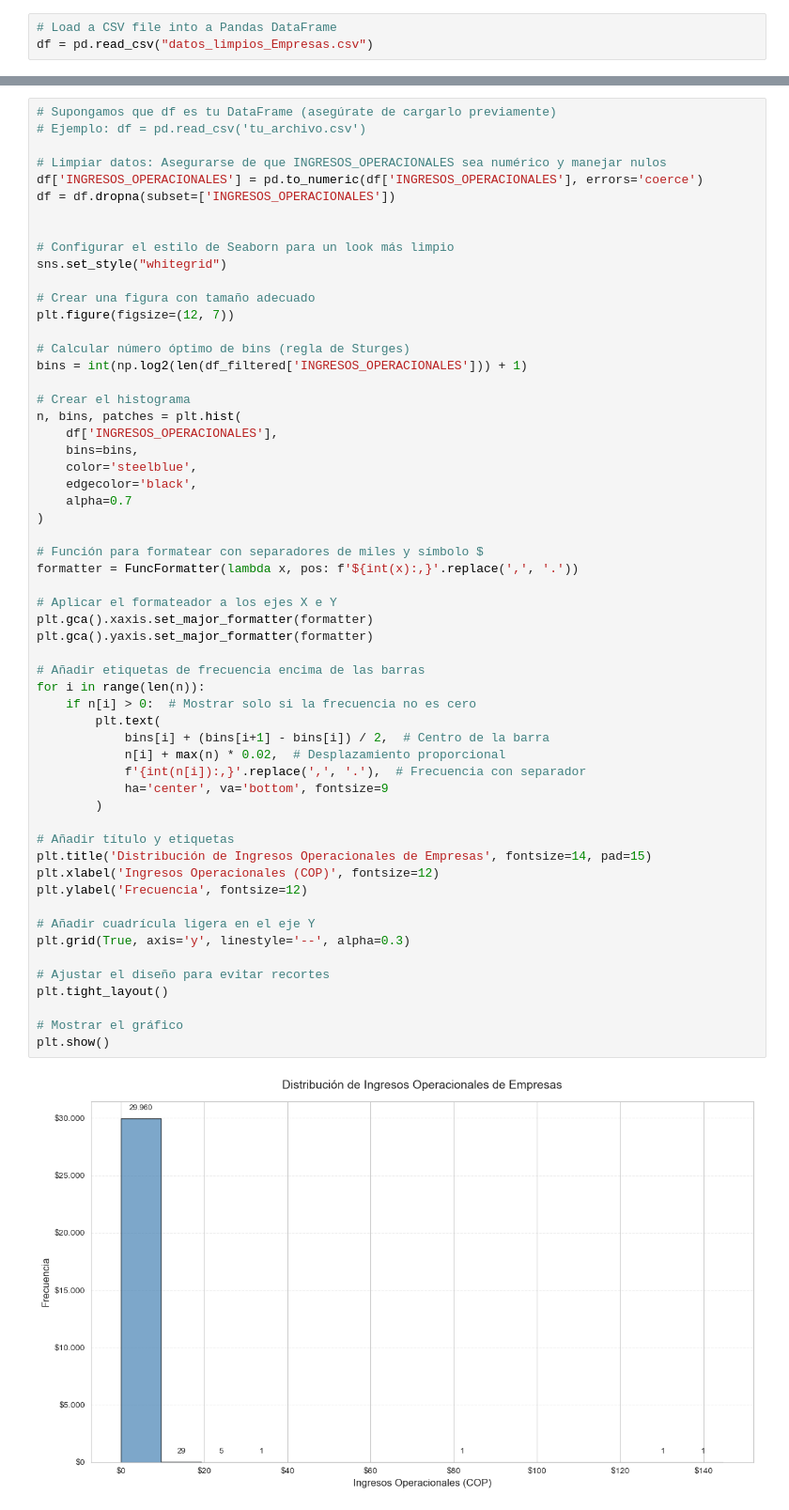
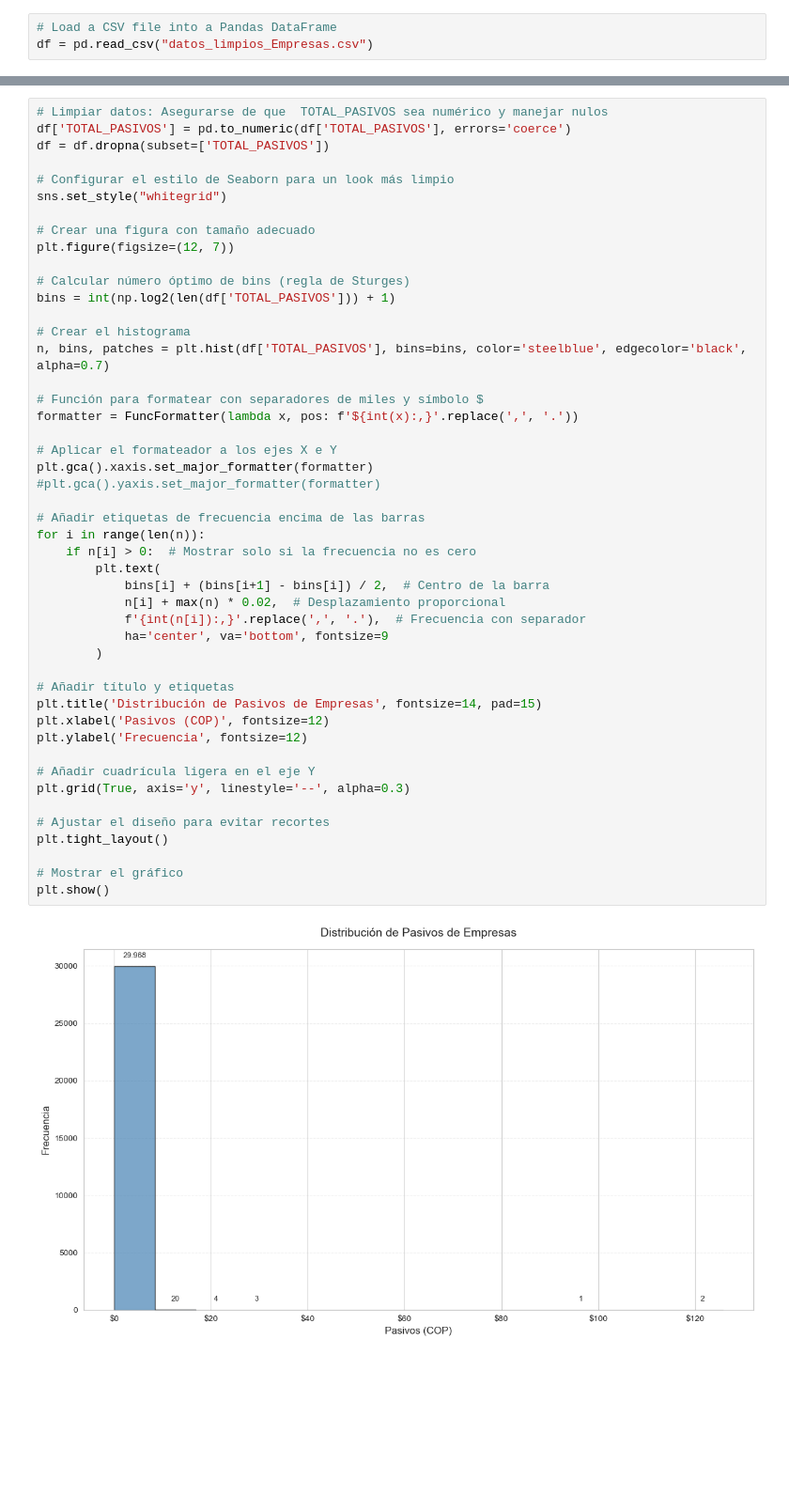
Before and after one commit to gabrielroncancio/herramientas_big_data_SAG, a Jupyter notebook: visualization_histogram_aio.ipynb, the cells around one changed output, grey strips where cells are left out. Shown at 94% size. Drawn from its saved outputs; the diff is of its cells as text; blank space fills up the shorter version.

```diff
--- a/visualization_histogram_aio.ipynb
+++ b/visualization_histogram_aio.ipynb
@@ -106,11 +129,7 @@ plt.show()
 # %%
-# Supongamos que df es tu DataFrame (asegúrate de cargarlo previamente)
-# Ejemplo: df = pd.read_csv('tu_archivo.csv')
-
-# Limpiar datos: Asegurarse de que INGRESOS_OPERACIONALES sea numérico y manejar nulos
-df['INGRESOS_OPERACIONALES'] = pd.to_numeric(df['INGRESOS_OPERACIONALES'], errors='coerce')
-df = df.dropna(subset=['INGRESOS_OPERACIONALES'])
-
+# Limpiar datos: Asegurarse de que 	TOTAL_PASIVOS sea numérico y manejar nulos
+df['TOTAL_PASIVOS'] = pd.to_numeric(df['TOTAL_PASIVOS'], errors='coerce')
+df = df.dropna(subset=['TOTAL_PASIVOS'])
 
 # Configurar el estilo de Seaborn para un look más limpio
 sns.set_style("whitegrid")
@@ -119,46 +138,40 @@ sns.set_style("whitegrid")
 plt.figure(figsize=(12, 7))
 
 # Calcular número óptimo de bins (regla de Sturges)
-bins = int(np.log2(len(df_filtered['INGRESOS_OPERACIONALES'])) + 1)
+bins = int(np.log2(len(df['TOTAL_PASIVOS'])) + 1)
 
 # Crear el histograma
-n, bins, patches = plt.hist(
-    df['INGRESOS_OPERACIONALES'],
-    bins=bins,
-    color='steelblue',
-    edgecolor='black',
-    alpha=0.7
-)
+n, bins, patches = plt.hist(df['TOTAL_PASIVOS'], bins=bins, color='steelblue', edgecolor='black', alpha=0.7)
 
 # Función para formatear con separadores de miles y símbolo $
 formatter = FuncFormatter(lambda x, pos: f'${int(x):,}'.replace(',', '.'))
 
 # Aplicar el formateador a los ejes X e Y
 plt.gca().xaxis.set_major_formatter(formatter)
-plt.gca().yaxis.set_major_formatter(formatter)
+#plt.gca().yaxis.set_major_formatter(formatter)
 
 # Añadir etiquetas de frecuencia encima de las barras
 for i in range(len(n)):
     if n[i] > 0:  # Mostrar solo si la frecuencia no es cero
         plt.text(
             bins[i] + (bins[i+1] - bins[i]) / 2,  # Centro de la barra
             n[i] + max(n) * 0.02,  # Desplazamiento proporcional
             f'{int(n[i]):,}'.replace(',', '.'),  # Frecuencia con separador
             ha='center', va='bottom', fontsize=9
         )
 
 # Añadir título y etiquetas
-plt.title('Distribución de Ingresos Operacionales de Empresas', fontsize=14, pad=15)
-plt.xlabel('Ingresos Operacionales (COP)', fontsize=12)
+plt.title('Distribución de Pasivos de Empresas', fontsize=14, pad=15)
+plt.xlabel('Pasivos (COP)', fontsize=12)
 plt.ylabel('Frecuencia', fontsize=12)
 
 # Añadir cuadrícula ligera en el eje Y
 plt.grid(True, axis='y', linestyle='--', alpha=0.3)
 
 # Ajustar el diseño para evitar recortes
 plt.tight_layout()
 
 # Mostrar el gráfico
 plt.show()
 # %% [output]
-[figure, old version]
+[figure, new version]
```
Also changed, not shown: parts of 7 cells of this notebook, 2 other files.
